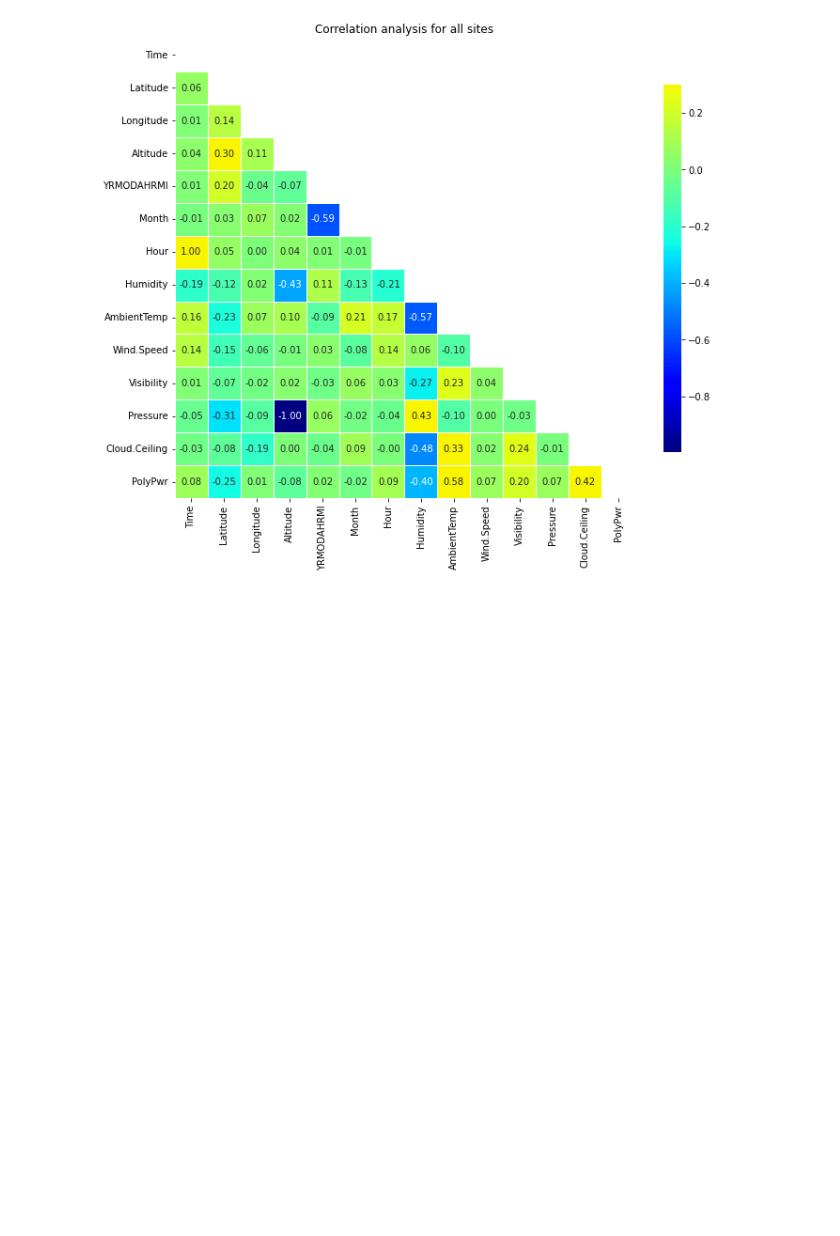
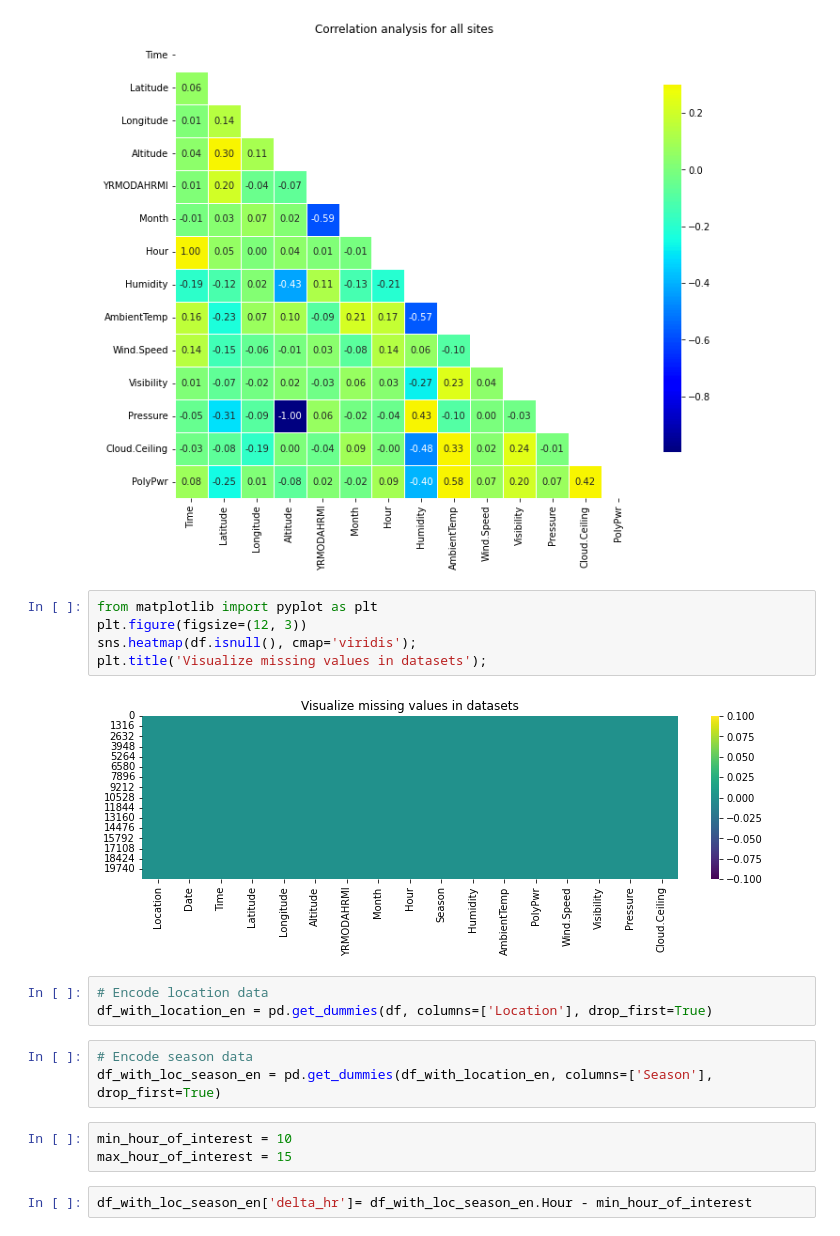
Before and after one commit to shouhardik/solar-energy-prediction, a Jupyter notebook: solar-energy-analytics.ipynb, the cells around one changed output. Drawn from its saved outputs; the diff is of its cells as text; blank space fills up the shorter version.

```diff
--- a/solar-energy-analytics.ipynb
+++ b/solar-energy-analytics.ipynb
@@ -86,3 +86,21 @@ sns.heatmap(df_corr, mask=mask, cmap='jet', vmax=.3, center=0, annot=True, fmt='
 plt.title('Correlation analysis for all sites');
 # %% [output]
 [figure]
+# %%
+from matplotlib import pyplot as plt
+plt.figure(figsize=(12, 3))
+sns.heatmap(df.isnull(), cmap='viridis');
+plt.title('Visualize missing values in datasets');
+# %% [output]
+[figure, added]
+# %%
+# Encode location data
+df_with_location_en = pd.get_dummies(df, columns=['Location'], drop_first=True)
+# %%
+# Encode season data
+df_with_loc_season_en = pd.get_dummies(df_with_location_en, columns=['Season'], drop_first=True)
+# %%
+min_hour_of_interest = 10
+max_hour_of_interest = 15
+# %%
+df_with_loc_season_en['delta_hr']= df_with_loc_season_en.Hour - min_hour_of_interest
```
Also changed, not shown: parts of 7 cells of this notebook.
